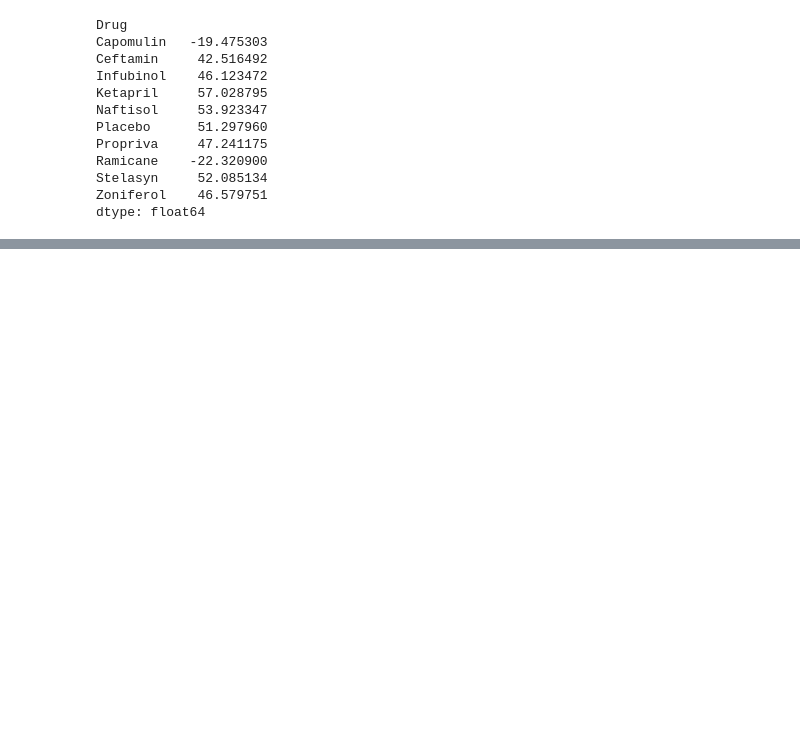
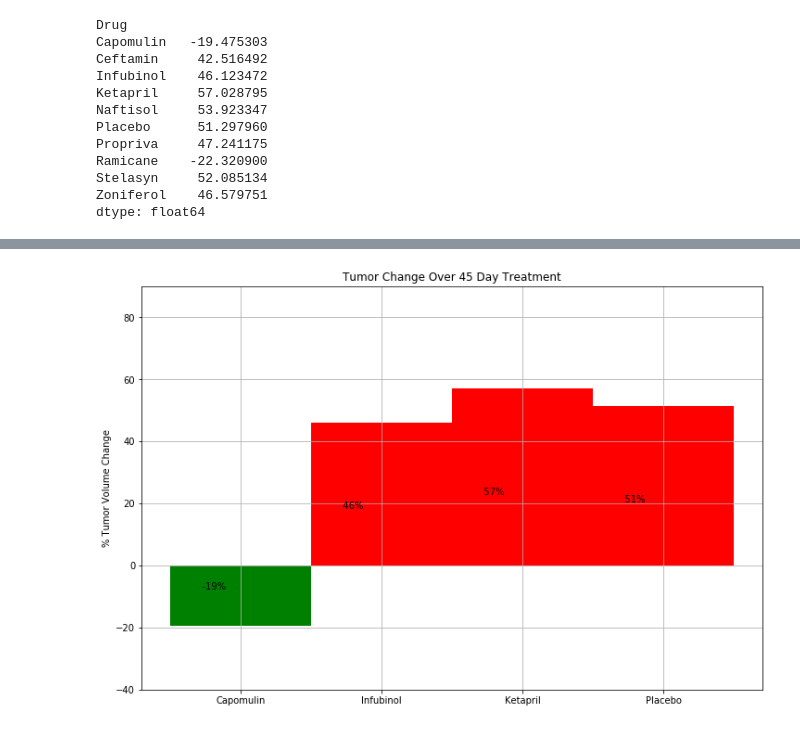
Before and after one commit to esnaaf1/matplotlib-challenge, a Jupyter notebook: Pymaceuticals/pymaceuticals_solution.ipynb, the cells around one changed output, grey strips where cells are left out. Drawn from its saved outputs; the diff is of its cells as text; code cells hidden in the pictures; blank space fills up the shorter version.

```diff
--- a/Pymaceuticals/pymaceuticals_solution.ipynb
+++ b/Pymaceuticals/pymaceuticals_solution.ipynb
@@ -259,2 +302,45 @@ dtype: float64
+# %%
+# Store all Relevant Percent Changes into a Tuple
+
+change_heights =[]
+change_heights.append(pct_change.get(key="Capomulin"))
+change_heights.append(pct_change.get(key="Infubinol"))
+change_heights.append(pct_change.get(key="Ketapril"))
+change_heights.append(pct_change.get(key="Placebo"))
+
+# # Splice the data between passing and failing drugs
+
+colors =[]
+for value in change_heights:
+    if value < 0:
+        colors.append("g")
+    elif value >=0:
+        colors.append("r")
+
+fig, ax=plt.subplots(figsize=(12,8))
+ax.set_title("Tumor Change Over 45 Day Treatment")
+ax.set_ylabel("% Tumor Volume Change")
+ax.set_ylim(-40,90)
+drugs=["Capomulin", "Infubinol", "Ketapril","Placebo"]
+ax.grid()
+
+# Use functions to label the percentages of changes
+
+
+# Call functions to implement the function calls
+
+bars=plt.bar(drugs,change_heights, width=1, color=colors, align="center")
+
+for bar in bars:
+    yval = bar.get_height()
+    plt.text(bar.get_x(), yval-(yval*.60), '           {:.0f}%'.format(yval))
+
+# Save the Figure
+plt.savefig("../images/change.png")
+
+# Show the Figure
+fig.show()
+# %% [output]
+[figure, added]
 # %% [markdown]
 ![Metastatic Spread During Treatment](../Images/change.png)
```
Also changed, not shown: parts of 9 cells of this notebook, 6 other files.
